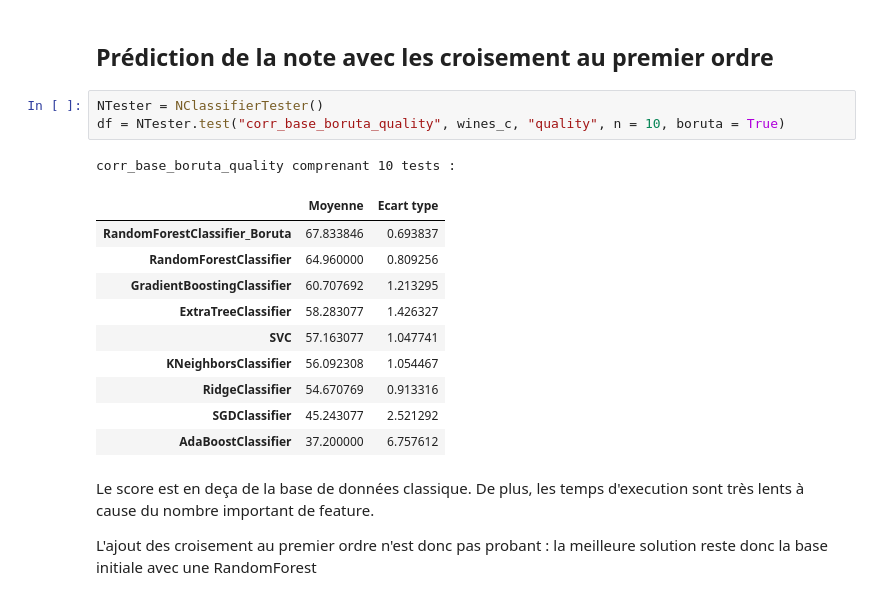
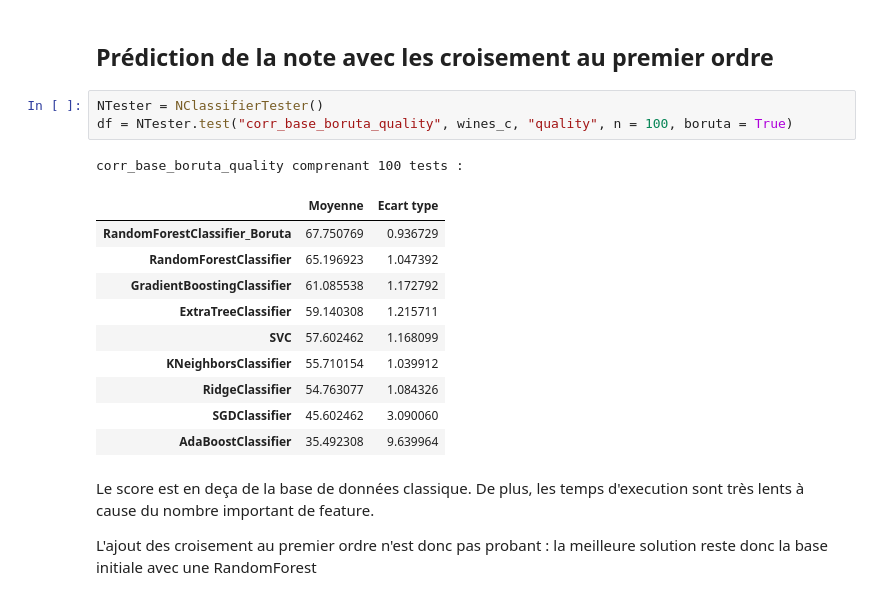
Before and after one commit to Nicotous1/Wines, a Jupyter notebook: Rapport_Code.ipynb, the cells around one changed output. Saved outputs shown, nothing was run; the diff lists cells and outputs as text.

```diff
--- a/Rapport_Code.ipynb
+++ b/Rapport_Code.ipynb
@@ -846,19 +844,19 @@ Nouvelles features de corrélations :
 ## Prédiction de la note avec les croisement au premier ordre
 # %%
 NTester = NClassifierTester()
-df = NTester.test("corr_base_boruta_quality", wines_c, "quality", n = 10, boruta = True)
+df = NTester.test("corr_base_boruta_quality", wines_c, "quality", n = 100, boruta = True)
 # %% [output]
-corr_base_boruta_quality comprenant 10 tests :
+corr_base_boruta_quality comprenant 100 tests :
 |  | Moyenne | Ecart type |
-| RandomForestClassifier_Boruta | 67.833846 | 0.693837 |
-| RandomForestClassifier | 64.960000 | 0.809256 |
-| GradientBoostingClassifier | 60.707692 | 1.213295 |
-| ExtraTreeClassifier | 58.283077 | 1.426327 |
-| SVC | 57.163077 | 1.047741 |
-| KNeighborsClassifier | 56.092308 | 1.054467 |
-| RidgeClassifier | 54.670769 | 0.913316 |
-| SGDClassifier | 45.243077 | 2.521292 |
-| AdaBoostClassifier | 37.200000 | 6.757612 |
+| RandomForestClassifier_Boruta | 67.750769 | 0.936729 |
+| RandomForestClassifier | 65.196923 | 1.047392 |
+| GradientBoostingClassifier | 61.085538 | 1.172792 |
+| ExtraTreeClassifier | 59.140308 | 1.215711 |
+| SVC | 57.602462 | 1.168099 |
+| KNeighborsClassifier | 55.710154 | 1.039912 |
+| RidgeClassifier | 54.763077 | 1.084326 |
+| SGDClassifier | 45.602462 | 3.090060 |
+| AdaBoostClassifier | 35.492308 | 9.639964 |
 # %% [markdown]
 Le score est en deça de la base de données classique. De plus, les temps d'execution sont très lents à cause du nombre important de feature.
 
```
Also changed, not shown: parts of 14 cells of this notebook, 4 other files.
